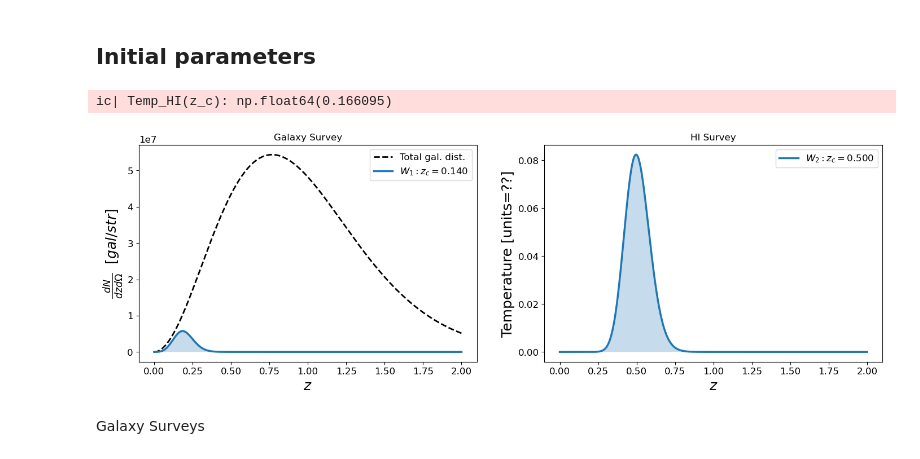
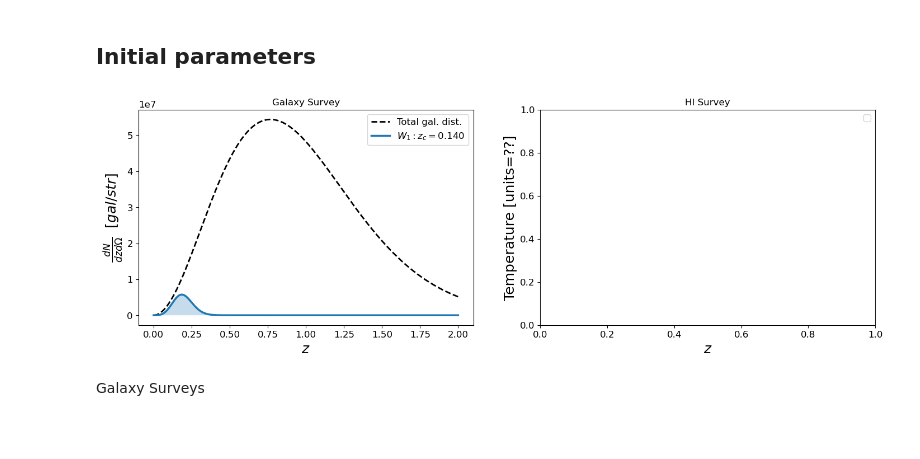
Before and after one commit to GreenTS27/Photo_Surveys-HI_IM-Fisher_Matrix, a Jupyter notebook: Fisher_Matrix_C_ell_vs_w_t.ipynb, the cells around one changed output. Drawn from its saved outputs; the diff is of its cells as text; code cells hidden in the pictures; blank space fills up the shorter version.

```diff
--- a/Fisher_Matrix_C_ell_vs_w_t.ipynb
+++ b/Fisher_Matrix_C_ell_vs_w_t.ipynb
@@ -228,7 +228,7 @@ from Fisher_Matrix_C_ell_w_theta import *
 ## Initial parameters
 # %%
 def Window_func_Gal_HI(arr_zs, arr_z_central, z0, Ngal, sigma_val=0.05, arr_bin_width=None,
-                       func_pz=None, W_func="W_Gauss", N_bins_Gal=None,  N_bins_HI=None, HI_Gal=False,
+                       func_pz=None, func_Tz=None, W_func="W_Gauss", N_bins_Gal=1000, HI_Gal=False,
                        Show_WS=False, fig_size=(7,5), Fig_y_unit=r"gal \, / \, deg^2", Fig_Ws_name="Default_Ws_name"):
     # Gives an array of Gaussian distributions.
     # One Window for each central redshift given.
@@ -240,8 +240,6 @@ def Window_func_Gal_HI(arr_zs, arr_z_central, z0, Ngal, sigma_val=0.05, arr_bin_
         return (erf((zi+bin_width-z)/(np.sqrt(2)*photo_z_uncertainty)) -
                 erf((zi-bin_width-z)/(np.sqrt(2)*photo_z_uncertainty)) ) / 2
 
-    def Temp_HI(z):
-        return 0.055919 + 0.23242 * z - 0.024136 * z**2
 
     # Gal. Dist. function
     if func_pz == None:
@@ -249,6 +247,11 @@ def Window_func_Gal_HI(arr_zs, arr_z_central, z0, Ngal, sigma_val=0.05, arr_bin_
             return (z/z0)**1.04*np.exp(-(z/z0)**1.34)  # arcmin**-2
         func_pz = pz_DES
 
+    # HI Temperature distribution
+    if func_Tz == None:
+        def Temp_HI(z):
+            return 0.055919 + 0.23242 * z - 0.024136 * z**2
+        func_Tz = Temp_HI
 
     arr_sigma_z = sigma_val*(1+arr_zs)
     N_bins_Total = len(arr_z_central)
@@ -271,10 +274,10 @@ def Window_func_Gal_HI(arr_zs, arr_z_central, z0, Ngal, sigma_val=0.05, arr_bin_
                 dic_Window[ z_c ] = dNdz * W_erf(arr_zs, z_c, bin_width, arr_sigma_z)
         else:
             if W_func=="W_Gauss":
-                dic_Window[ z_c ] = Temp_HI(z_c) * W_Gauss(arr_zs, z_c, arr_sigma_z)
+                dic_Window[ z_c ] = np.mean(Temp_HI(arr_zs)) * W_Gauss(arr_zs, z_c, arr_sigma_z)
             elif W_func=="W_erf":
                 bin_width = arr_bin_width[index_zc]
-                dic_Window[ z_c ] = Temp_HI(z_c) * W_erf(arr_zs, z_c, bin_width, arr_sigma_z)
+                dic_Window[ z_c ] = np.mean(Temp_HI(arr_zs)) * W_erf(arr_zs, z_c, bin_width, arr_sigma_z)
                 ic(Temp_HI(z_c))
 
 
@@ -338,7 +341,7 @@ N_bins_Gal = 1
 Survey_HI = "Meerkat"
 arr_z_central_Meerkat = np.array( [0.5, 0.6, 0.7, 0.8, 0.9, 1.0] )
 # Survey_HI = "SKA"
-N_bins_HI  = 1
+N_bins_HI  = 0
 
 N_bins_Total = N_bins_Gal+N_bins_HI
 
@@ -371,33 +374,29 @@ Data_arr_zs_full= np.zeros( (int(N_bins_Total*(N_bins_Total+1)/2), 2) )   # The
 count = 0
 for i in range(N_bins_Total):
 
     z_c_i = arr_z_central[i]
     Data_arr_zs_auto[i] = np.array( [z_c_i, z_c_i] )
 
     for j in range( N_bins_Total -i ):
         z_c_j = arr_z_central[i+j]  # We do i+j since we don't want to repeat combinations
         Data_arr_zs_full[count] = np.array( [z_c_i, z_c_j] )
         count+=1
 
-
-
 del i, j, z_c_i, z_c_j, count
 
 
 # Calculate Redshift bins
 arr_zs = np.linspace(0, 2, 1000)
 sigma_val = 0.05
 arr_sigma_z = sigma_val*(1+arr_zs)
 
 if Survey_Gal == "Euclid" and Survey_HI == "Meerkat":
     dic_Window  = Window_func_Gal_HI(arr_zs, arr_z_central, z0_Euclid, N_gal_Euclid,
-                              sigma_val=sigma_val, arr_bin_width=arr_bin_width,
-                              func_pz=pz_Euclid, W_func="W_erf",
-                               N_bins_Gal=N_bins_Gal, N_bins_HI=N_bins_HI, HI_Gal=True,
-                               Show_WS=True, Fig_y_unit="gal/str")
+                                     sigma_val=sigma_val, arr_bin_width=arr_bin_width, func_pz=pz_Euclid, W_func="W_erf",
+                                     N_bins_Gal=N_bins_Gal, HI_Gal=True,
+                                     Show_WS=True, Fig_y_unit="gal/str")
 # %% [output]
-ic| Temp_HI(z_c): np.float64(0.166095)
-[figure, old version]
+[figure, new version]
 # %% [markdown]
 Galaxy Surveys
 # %%
```
Also changed, not shown: parts of 6 cells of this notebook.
